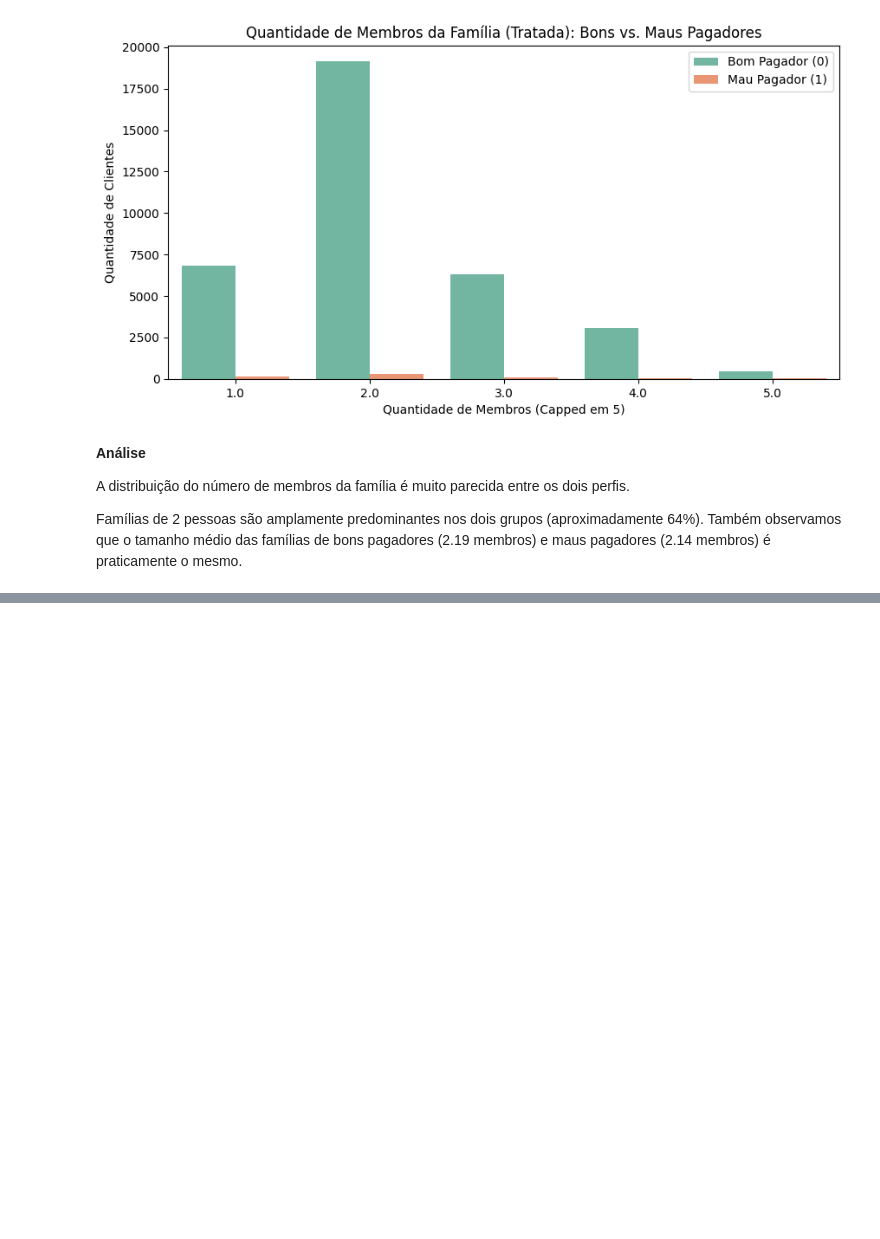
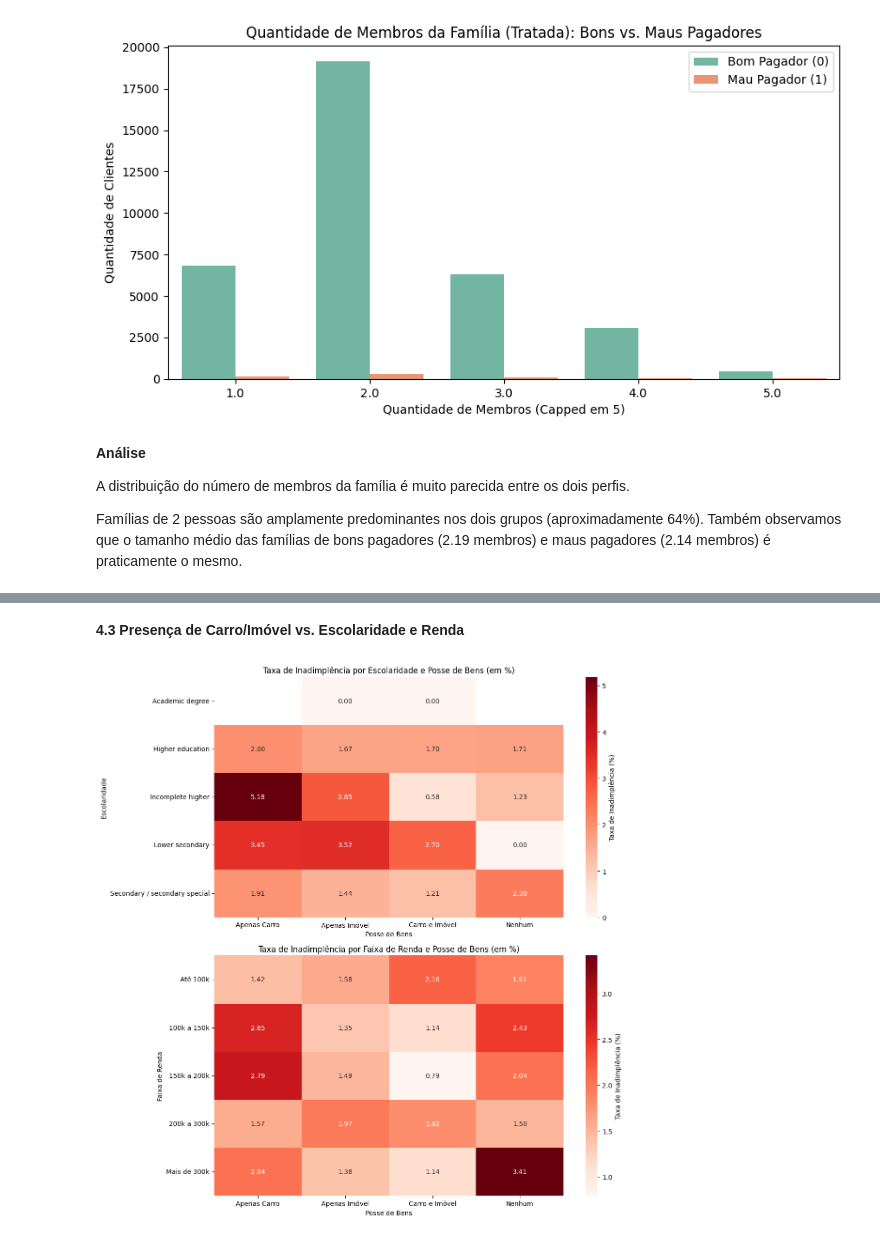
Before and after one commit to fernandinhaalmeida84/Tech_Challenge_Fase_2, a Jupyter notebook: Notebook/Untitled4.ipynb, the cells around one changed output, grey strips where cells are left out. Drawn from its saved outputs; the diff is of its cells as text; code cells hidden in the pictures; blank space fills up the shorter version.

```diff
--- a/Notebook/Untitled4.ipynb
+++ b/Notebook/Untitled4.ipynb
@@ -814,0 +874,37 @@ Famílias de 2 pessoas são amplamente predominantes nos dois grupos (aproximada
+# %% [markdown]
+**4.3 Presença de Carro/Imóvel vs. Escolaridade e Renda**
+# %%
+def classificar_bens(row):
+    if row['FLAG_OWN_CAR'] == 'Y' and row['FLAG_OWN_REALTY'] == 'Y':
+        return 'Carro e Imóvel'
+    elif row['FLAG_OWN_CAR'] == 'Y':
+        return 'Apenas Carro'
+    elif row['FLAG_OWN_REALTY'] == 'Y':
+        return 'Apenas Imóvel'
+    else:
+        return 'Nenhum'
+
+df['POSSE_BENS'] = df.apply(classificar_bens, axis=1)
+
+# 1. Taxa de inad por Posse de Bens e Escolaridade
+taxa_bens_edu = df.groupby(['NAME_EDUCATION_TYPE', 'POSSE_BENS'], observed=False)['MAU_PAGADOR'].mean().unstack() * 100
+
+# 2. Taxa de inad por Posse de Bens e Faixa de Renda
+taxa_bens_renda = df.groupby(['FAIXA_RENDA', 'POSSE_BENS'], observed=False)['MAU_PAGADOR'].mean().unstack() * 100
+
+fig, axes = plt.subplots(2, 1, figsize=(12, 12))
+
+sns.heatmap(taxa_bens_edu, annot=True, fmt=".2f", cmap="Reds", ax=axes[0], cbar_kws={'label': 'Taxa de Inadimplência (%)'})
+axes[0].set_title('Taxa de Inadimplência por Escolaridade e Posse de Bens (em %)')
+axes[0].set_ylabel('Escolaridade')
+axes[0].set_xlabel('Posse de Bens')
+
+sns.heatmap(taxa_bens_renda, annot=True, fmt=".2f", cmap="Reds", ax=axes[1], cbar_kws={'label': 'Taxa de Inadimplência (%)'})
+axes[1].set_title('Taxa de Inadimplência por Faixa de Renda e Posse de Bens (em %)')
+axes[1].set_ylabel('Faixa de Renda')
+axes[1].set_xlabel('Posse de Bens')
+
+plt.tight_layout()
+plt.show()
+# %% [output]
+[figure, added]
```
Also changed, not shown: parts of 9 cells of this notebook.
